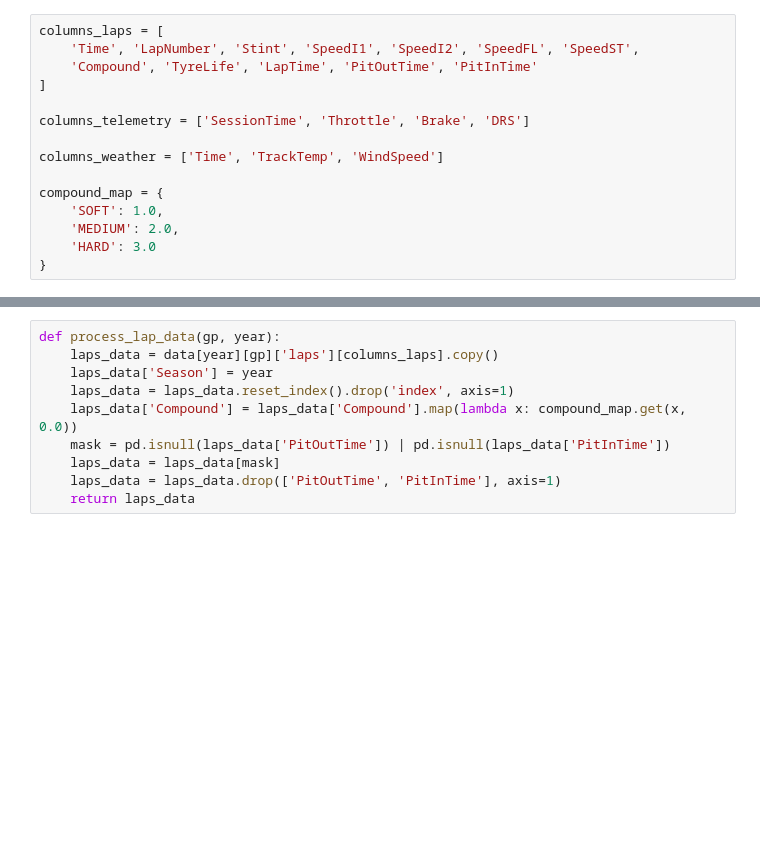
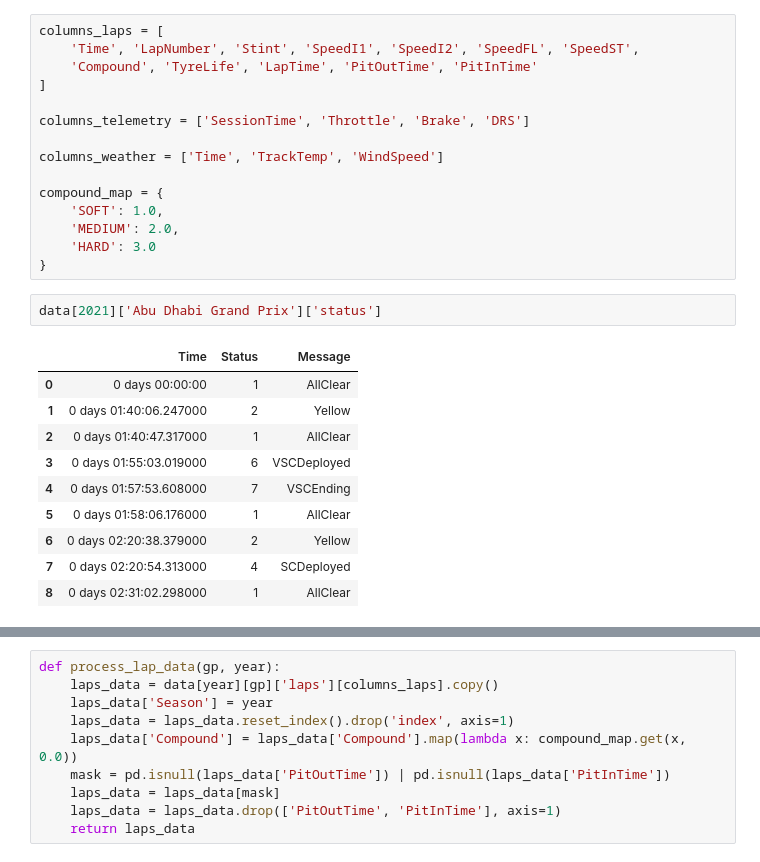
Before and after one commit to vicmcl/ml-laptime, a Jupyter notebook: ml_laptime/notebook/train.ipynb, the cells around one changed output, grey strips where cells are left out. Saved outputs shown, nothing was run; the diff lists cells and outputs as text; blank space fills up the shorter version.

Commit message:
FEAT: process track status for safety car

```diff
--- a/ml_laptime/notebook/train.ipynb
+++ b/ml_laptime/notebook/train.ipynb
@@ -65,3 +49,16 @@ compound_map = {
     'MEDIUM': 2.0,
     'HARD': 3.0
 }
+# %%
+data[2021]['Abu Dhabi Grand Prix']['status']
+# %% [output]
+|  | Time | Status | Message |
+| 0 | 0 days 00:00:00 | 1 | AllClear |
+| 1 | 0 days 01:40:06.247000 | 2 | Yellow |
+| 2 | 0 days 01:40:47.317000 | 1 | AllClear |
+| 3 | 0 days 01:55:03.019000 | 6 | VSCDeployed |
+| 4 | 0 days 01:57:53.608000 | 7 | VSCEnding |
+| 5 | 0 days 01:58:06.176000 | 1 | AllClear |
+| 6 | 0 days 02:20:38.379000 | 2 | Yellow |
+| 7 | 0 days 02:20:54.313000 | 4 | SCDeployed |
+| 8 | 0 days 02:31:02.298000 | 1 | AllClear |
```
Also changed, not shown: parts of 11 cells of this notebook.
